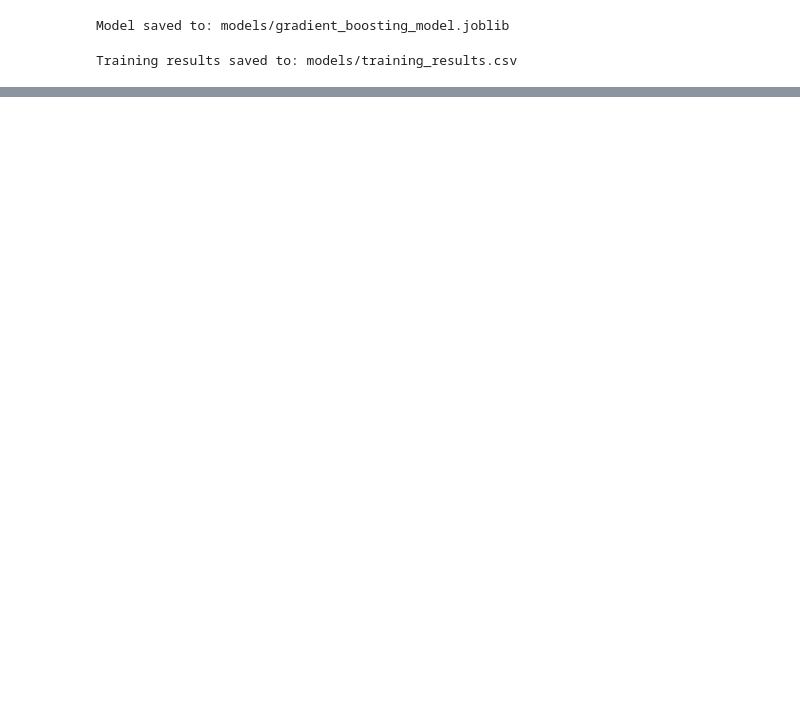
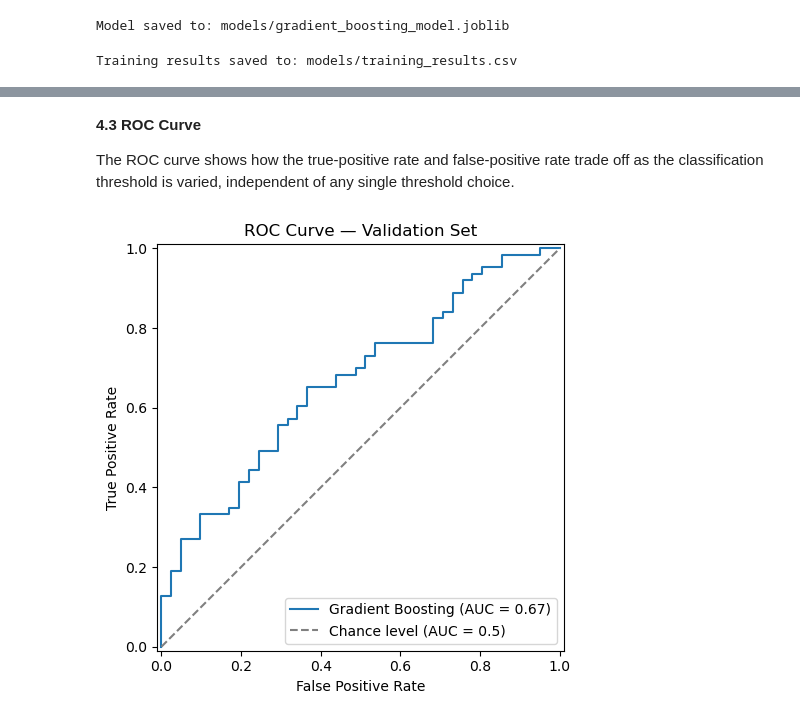
Before and after one commit to 26304870-STADIO/CAP182_STADIOEquities_first-deposit-activation-project, a Jupyter notebook: SS3_PartB.ipynb, the cells around one changed output, grey strips where cells are left out. Saved outputs shown, nothing was run; the diff lists cells and outputs as text; code cells hidden in the pictures; blank space fills up the shorter version.

```diff
--- a/SS3_PartB.ipynb
+++ b/SS3_PartB.ipynb
@@ -1802,0 +1937,24 @@ Training results saved to: models/training_results.csv
+# %% [markdown]
+**4.3 ROC Curve**
+
+The ROC curve shows how the true-positive rate and false-positive rate trade off as the classification threshold is varied, independent of any single threshold choice.
+# %%
+# ROC curve on the validation set
+fig, ax = plt.subplots(figsize=(5, 5))
+
+RocCurveDisplay.from_predictions(
+    y_val,
+    val_proba,
+    name="Gradient Boosting",
+    ax=ax,
+    plot_chance_level=True,
+    chance_level_kw={"color": "grey", "linestyle": "--"}
+)
+
+ax.set_title("ROC Curve — Validation Set")
+ax.set_xlabel("False Positive Rate")
+ax.set_ylabel("True Positive Rate")
+plt.tight_layout()
+plt.show()
+# %% [output]
+[figure, added]
```
Also changed, not shown: parts of 23 cells of this notebook.
